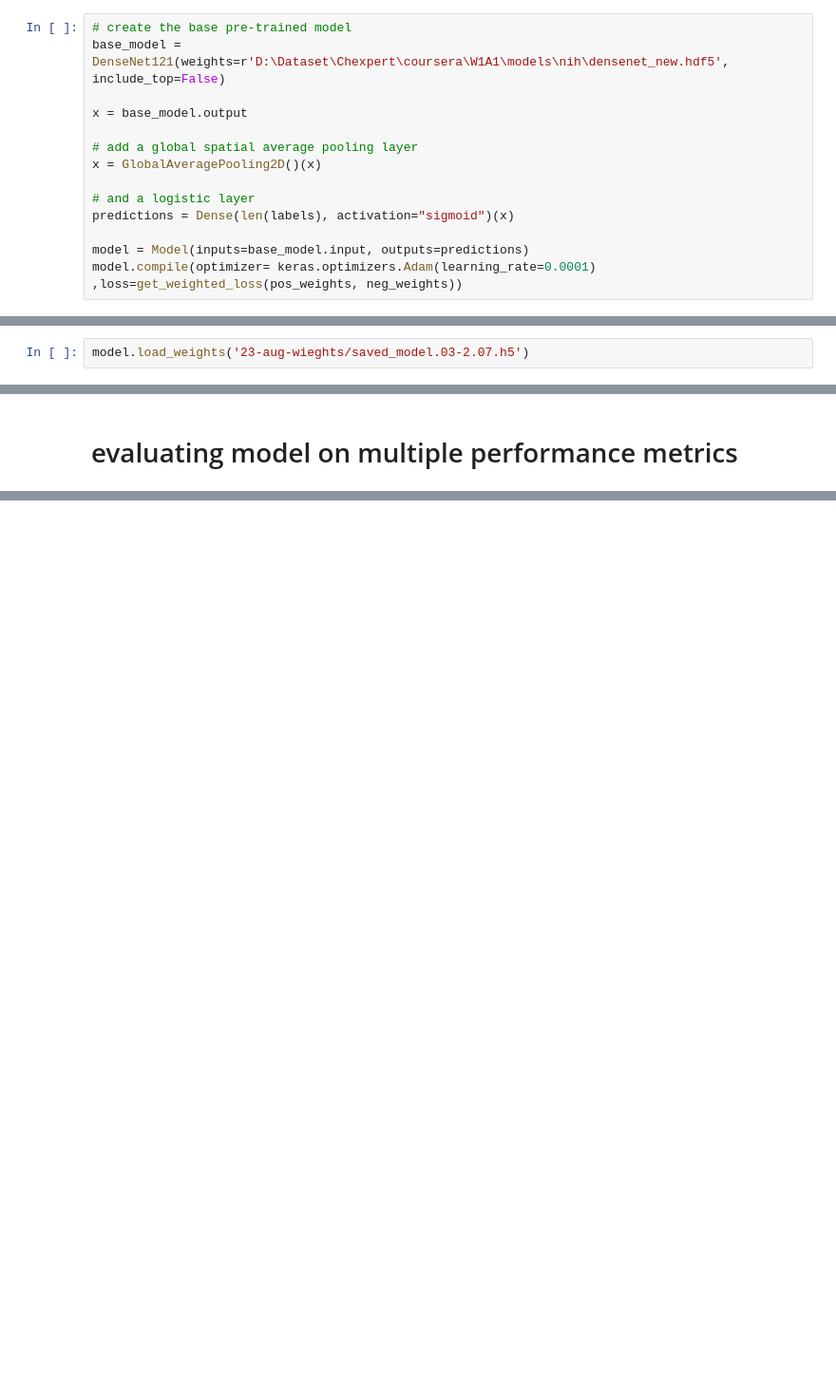
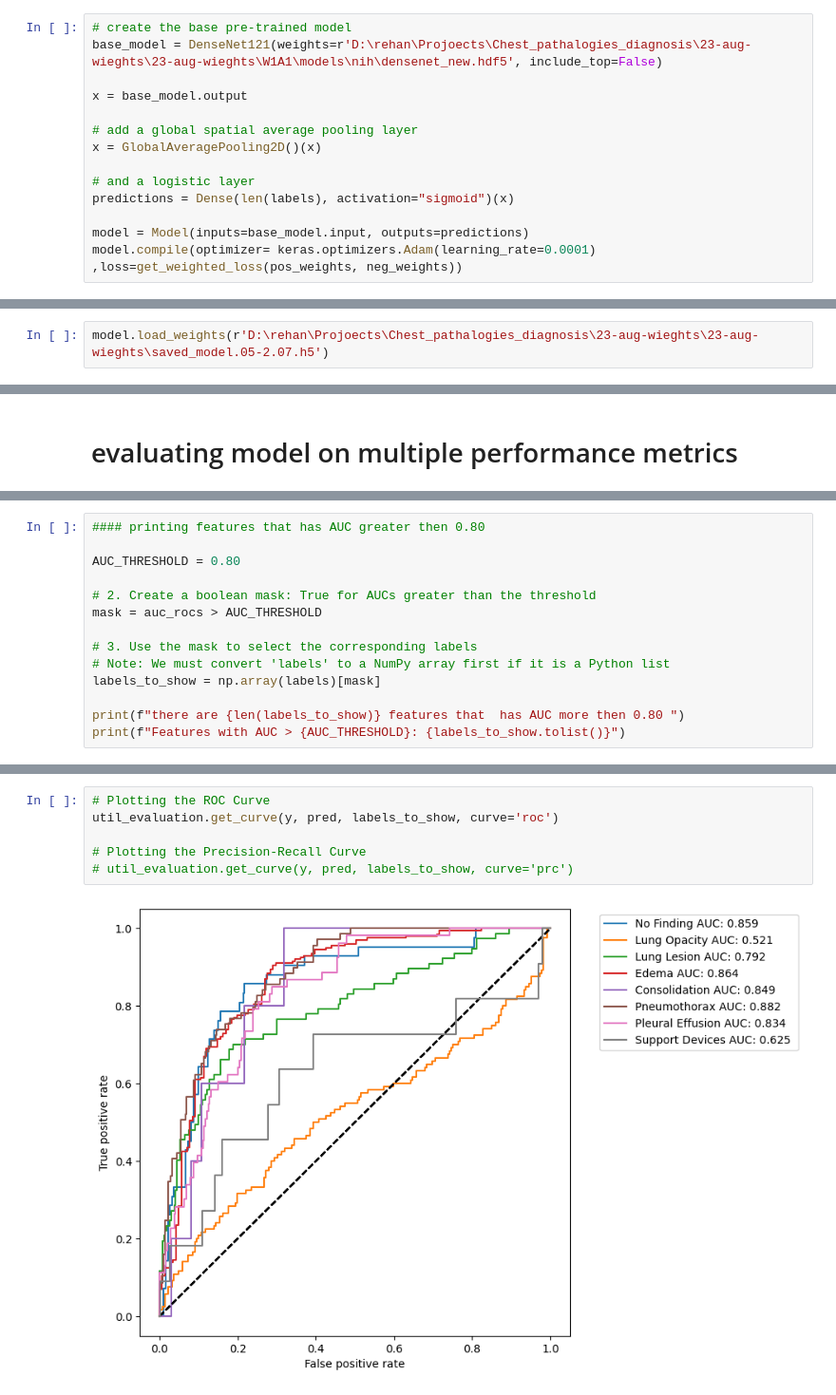
Before and after one commit to Rehanabbaxi/Chest_pathalogies_diagnosis, a Jupyter notebook: chest_pathologies_diagnosis_usingDenset.ipynb, the cells around one changed output, grey strips where cells are left out. Shown at 95% size. Drawn from its saved outputs; the diff is of its cells as text; blank space fills up the shorter version.

```diff
--- a/chest_pathologies_diagnosis_usingDenset.ipynb
+++ b/chest_pathologies_diagnosis_usingDenset.ipynb
@@ -535,7 +539,7 @@ def get_weighted_loss(pos_weights, neg_weights, epsilon=1e-7):
 #denset 121
 # %%
 # create the base pre-trained model
-base_model = DenseNet121(weights=r'D:\Dataset\Chexpert\coursera\W1A1\models\nih\densenet_new.hdf5', include_top=False)
+base_model = DenseNet121(weights=r'D:\rehan\Projoects\Chest_pathalogies_diagnosis\23-aug-wieghts\23-aug-wieghts\W1A1\models\nih\densenet_new.hdf5', include_top=False)
 
 x = base_model.output
 
@@ -598,7 +602,7 @@ model.compile(optimizer='adam' ,loss=get_weighted_loss(pos_weights, neg_weights)
 # saved_model.04-2.13.h5
 # saved_model.05-2.07.h5
 # %%
-model.load_weights('23-aug-wieghts/saved_model.03-2.07.h5')
+model.load_weights(r'D:\rehan\Projoects\Chest_pathalogies_diagnosis\23-aug-wieghts\23-aug-wieghts\saved_model.05-2.07.h5')
 # %%
 model.summary()
 # %% [output]
@@ -685,0 +833,14 @@ util_evaluation.get_performance_metrics(y, pred, class_labels)
+# %%
+#### printing features that has AUC greater then 0.80
+
+AUC_THRESHOLD = 0.80
+
+# 2. Create a boolean mask: True for AUCs greater than the threshold
+mask = auc_rocs > AUC_THRESHOLD
+
+# 3. Use the mask to select the corresponding labels
+# Note: We must convert 'labels' to a NumPy array first if it is a Python list
+labels_to_show = np.array(labels)[mask]
+
+print(f"there are {len(labels_to_show)} features that  has AUC more then 0.80 ")
+print(f"Features with AUC > {AUC_THRESHOLD}: {labels_to_show.tolist()}")
@@ -686 +889,9 @@ util_evaluation.get_performance_metrics(y, pred, class_labels)
+# %%
+# Plotting the ROC Curve
+util_evaluation.get_curve(y, pred, labels_to_show, curve='roc')
+
+# Plotting the Precision-Recall Curve
+# util_evaluation.get_curve(y, pred, labels_to_show, curve='prc')
+# %% [output]
+[figure, added]
 # %%
```
Also changed, not shown: parts of 28 cells of this notebook, 2 other files.
